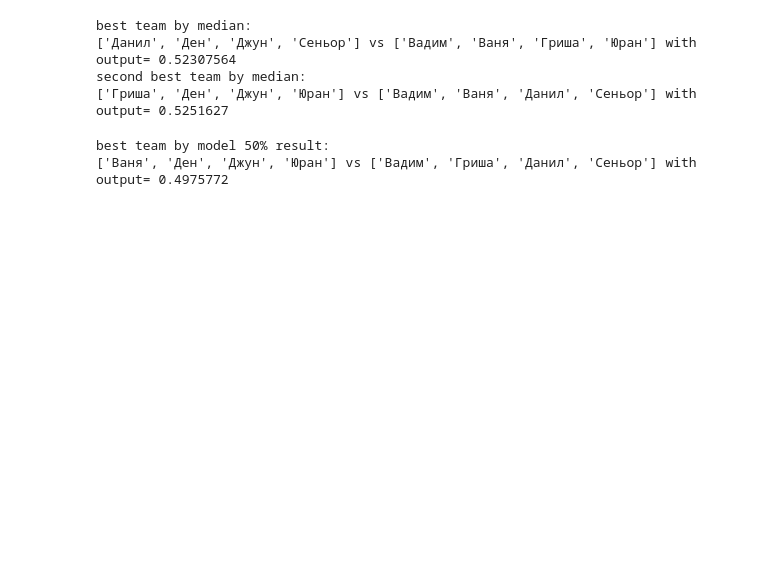
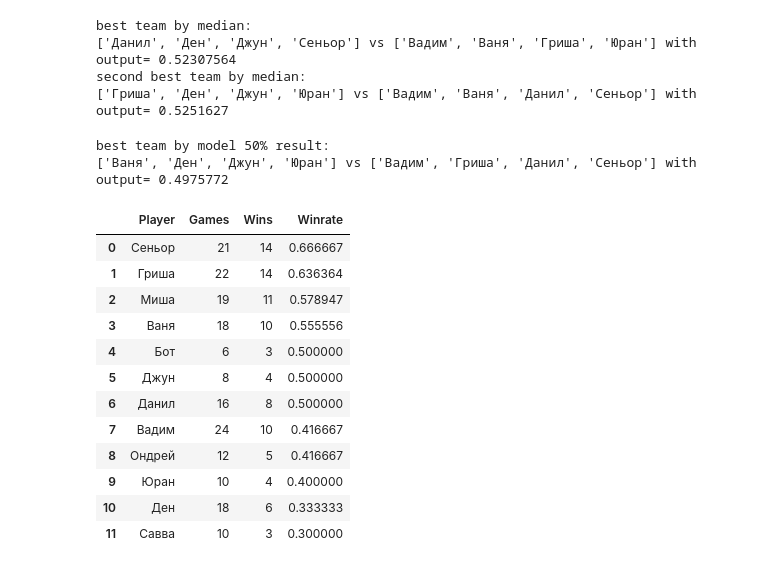
Before and after one commit to aprozo/team_split, a Jupyter notebook: train.ipynb, the cells around one changed output. Saved outputs shown, nothing was run; the diff lists cells and outputs as text; code cells hidden in the pictures; blank space fills up the shorter version.

Commit message:
old method include

```diff
--- a/train.ipynb
+++ b/train.ipynb
@@ -460,3 +460,28 @@ print(closest[0], "vs", closest[1], "with output=", closest[2][0][0])
 # %% [output]
 best team by model 50% result:
 ['Ваня', 'Ден', 'Джун', 'Юран'] vs ['Вадим', 'Гриша', 'Данил', 'Сеньор'] with output= 0.4975772
+# %%
+# make the list of players from table above
+old_method_dataset = pd.DataFrame({
+    "Player": ["Сеньор", "Гриша", "Миша", "Ваня", "Бот", "Джун", "Данил", "Вадим", "Ондрей", "Юран", "Ден", "Савва"],
+    "Games":  [      21,      22,     19,     18,     6,      8,      16,      24,       12,     10,    18,      10],
+    "Wins":   [      14,      14,     11,     10,     3,      4,       8,      10,        5,      4,     6,       3]
+})
+
+old_method_dataset["Winrate"] = old_method_dataset["Wins"] / old_method_dataset["Games"]
+old_method_dataset = old_method_dataset.sort_values(by="Winrate", ascending=False)
+old_method_dataset
+# %% [output]
+|  | Player | Games | Wins | Winrate |
+| 0 | Сеньор | 21 | 14 | 0.666667 |
+| 1 | Гриша | 22 | 14 | 0.636364 |
+| 2 | Миша | 19 | 11 | 0.578947 |
+| 3 | Ваня | 18 | 10 | 0.555556 |
+| 4 | Бот | 6 | 3 | 0.500000 |
+| 5 | Джун | 8 | 4 | 0.500000 |
+| 6 | Данил | 16 | 8 | 0.500000 |
+| 7 | Вадим | 24 | 10 | 0.416667 |
+| 8 | Ондрей | 12 | 5 | 0.416667 |
+| 9 | Юран | 10 | 4 | 0.400000 |
+| 10 | Ден | 18 | 6 | 0.333333 |
+| 11 | Савва | 10 | 3 | 0.300000 |
```
Also changed, not shown: parts of 2 cells of this notebook.
